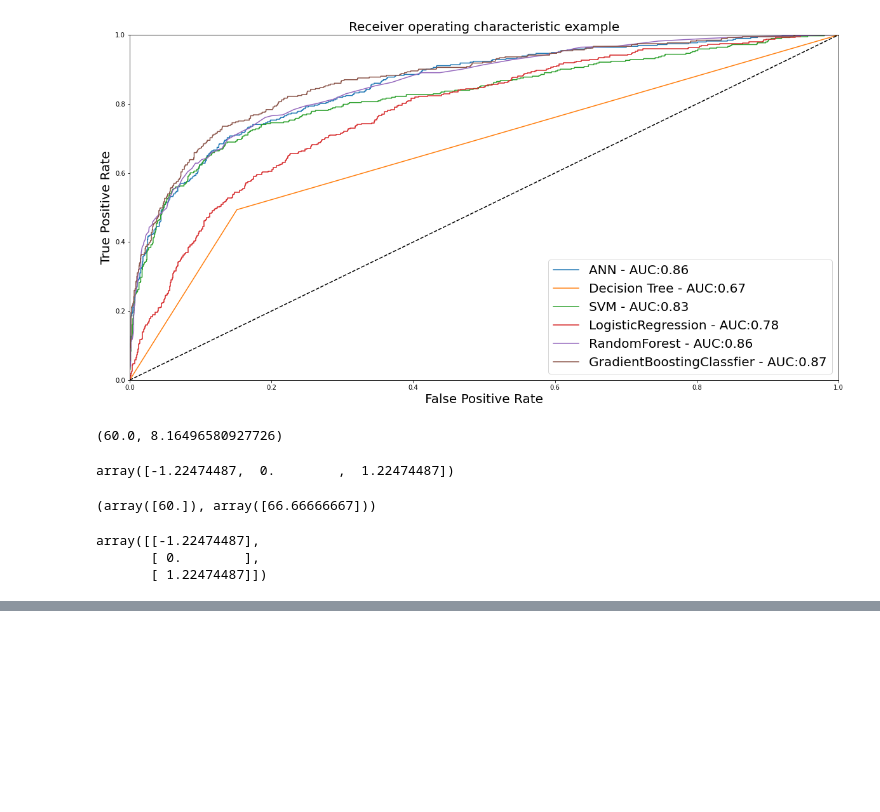
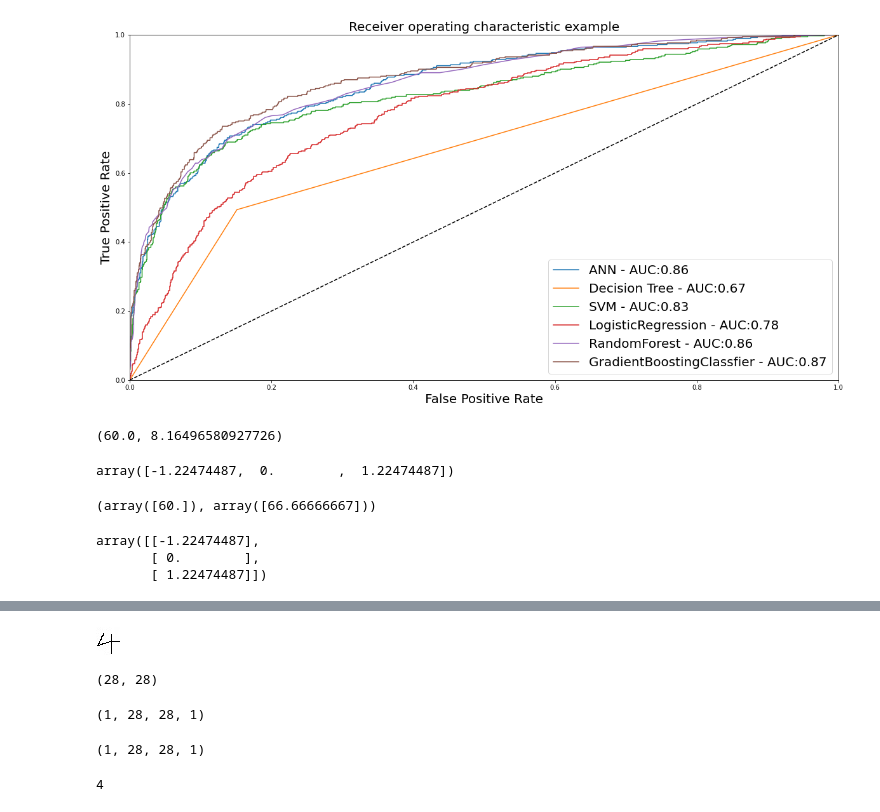
Before and after one commit to ywchiu/fubondl, a Jupyter notebook: Demo20210108.ipynb, the cells around one changed output, grey strips where cells are left out. Cells and saved outputs as stored; diff of their text form; code cells hidden in the pictures; blank space fills up the shorter version.

```diff
--- a/Demo20210108.ipynb
+++ b/Demo20210108.ipynb
@@ -348,0 +499,18 @@ array([[-1.22474487],
+# %%
+from PIL import Image
+Image.open('4.jpg')
+# %% [output]
+[figure, added]
+# %%
+img = Image.open('4.jpg').convert('L')
+
+import numpy
+img  = numpy.asarray(img)
+img.shape
+# %% [output]
+(28, 28)
+# %%
+img2 = img.reshape((1,28,28,1))
+img2.shape
+# %% [output]
+(1, 28, 28, 1)
@@ -348,0 +519,9 @@ array([[-1.22474487],
+# %%
+img3.shape
+# %% [output]
+(1, 28, 28, 1)
+# %%
+import numpy as np
+np.argmax(model.predict(img3))
+# %% [output]
+4
```
Also changed, not shown: parts of 22 cells of this notebook.
